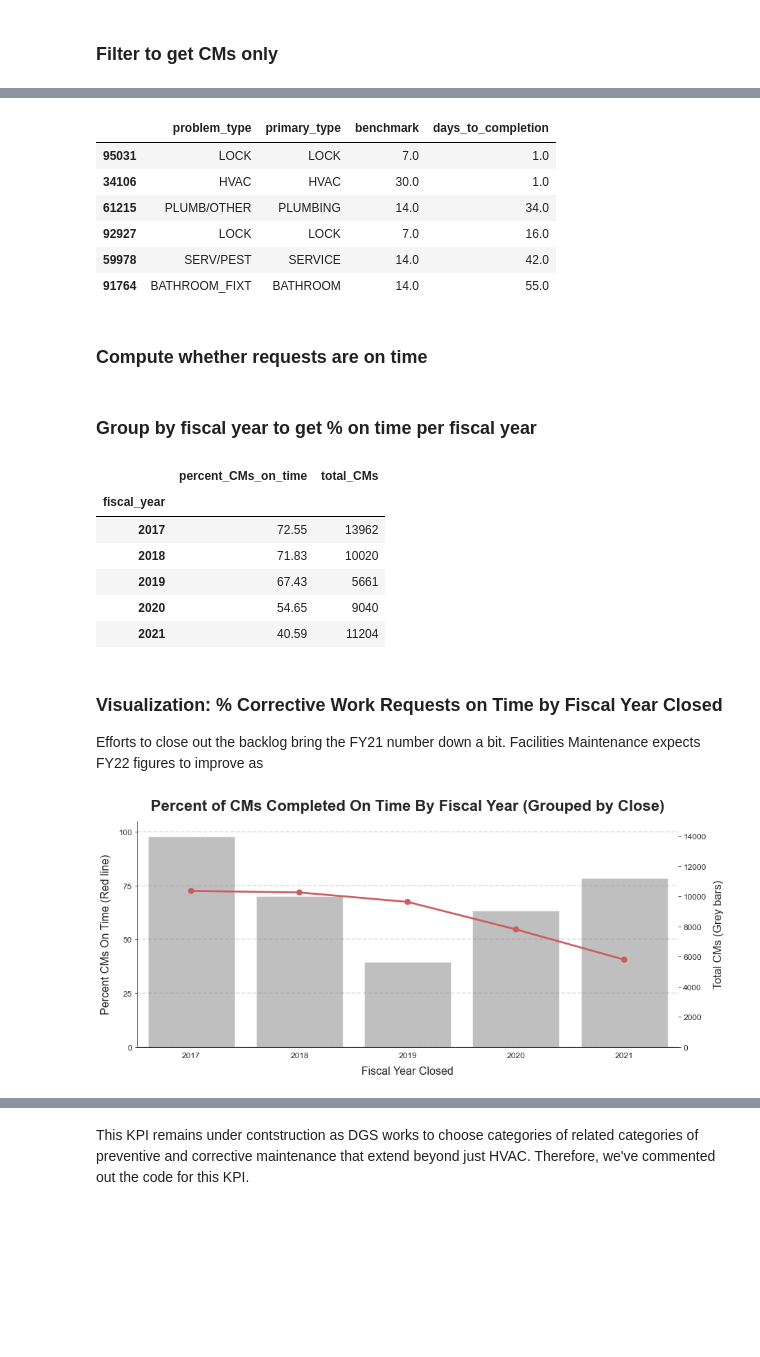
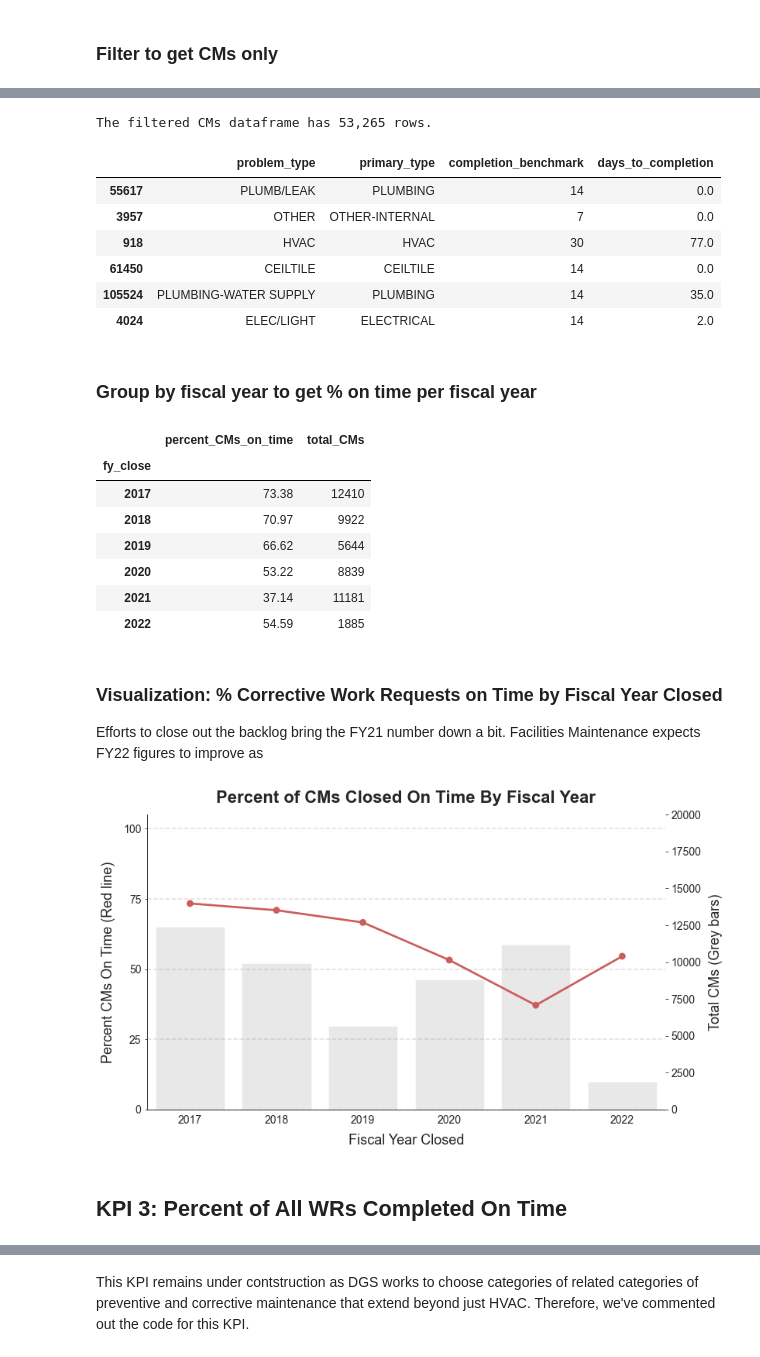
Before and after one commit to department-of-general-services/KPI_central, a Jupyter notebook: notebooks/FMD_scorecard.ipynb, the cells around one changed output, grey strips where cells are left out. Drawn from its saved outputs; the diff is of its cells as text; code cells hidden in the pictures; blank space fills up the shorter version.

```diff
--- a/notebooks/FMD_scorecard.ipynb
+++ b/notebooks/FMD_scorecard.ipynb
@@ -110,12 +129,12 @@ By tidying the data, we have removed 0 rows.
 ### Drop canceled and rejected work orders
 The data comes to us with many canceled work orders. Those shouldn't count against our KPIs as not having been completed on time. So we drop them here.
 # %%
-# drop rows that were canceled
-cond_valid = ~wr_tidy["status"].isin(["Can", "Rej", "R"])
+# drop rows that were canceled or rejected
+cond_valid = ~df_typed["status"].isin(["Can", "Rej"])
 
-wr_valid = wr_tidy[cond_valid]
+df_valid = df_typed[cond_valid]
 
 print(
-    f"By dropping canceled and rejected work orders, we have removed {len(wr_tidy) - len(wr_valid):,} rows."
+    f"By dropping canceled and rejected work orders, we have removed {len(df_typed) - len(df_valid):,} rows."
 )
 # %% [output]
@@ -143,11 +144,11 @@ wr_fy[
 # %% [markdown]
 After assigning the fiscal year, we can drop work requests from FY16 and older. This allows us to focus on recent history.
 # %%
-cond_fy = wr_fy["fiscal_year"].isin(range(2017, 2022))
-wr_valid = wr_fy[cond_fy]
+cond_fy = df_valid["fy_complete"].isin(range(2016, 2023))
+df_fy = df_valid[cond_fy]
 
 print(
-    f"Filtering to remove data requested before FY17 leaves us with {len(wr_valid):,} rows.",
-    f"\nWe dropped {100 * round((len(wr_fy) - len(wr_valid))/len(wr_fy), 2):}% of the data at this stage.",
+    f"Filtering to remove data requested before FY17 leaves us with {len(df_fy):,} rows.",
+    f"\nWe dropped {round((100 * (len(df_valid) - len(df_fy)))/len(df_valid), 2):}% of the data at this stage.",
 )
 # %% [output]
@@ -286,14 +260,24 @@ Selecting only corrective maintenance jobs leaves us with 49,887 rows.
+# %%
+df_cm = df_fy.copy()
+
+# filter data to PM types only
+cond_cm = df_cm["is_any_pm"] == False
+
+# apply filter conditions
+df_cm = df_cm[cond_cm]
+
+print(f"The filtered CMs dataframe has {len(df_cm):,} rows.")
+# %% [output]
+The filtered CMs dataframe has 53,265 rows.
 # %%
-wr_cm.sample(6, random_state=444)[
-    ["problem_type", "primary_type", "benchmark", "days_to_completion"]
+df_cm.sample(6, random_state=444)[
+    ["problem_type", "primary_type", "completion_benchmark", "days_to_completion"]
 ]
 # %% [output]
-|  | problem_type | primary_type | benchmark | days_to_completion |
-| 95031 | LOCK | LOCK | 7.0 | 1.0 |
-| 34106 | HVAC | HVAC | 30.0 | 1.0 |
-| 61215 | PLUMB/OTHER | PLUMBING | 14.0 | 34.0 |
-| 92927 | LOCK | LOCK | 7.0 | 16.0 |
-| 59978 | SERV/PEST | SERVICE | 14.0 | 42.0 |
-| 91764 | BATHROOM_FIXT | BATHROOM | 14.0 | 55.0 |
+|  | problem_type | primary_type | completion_benchmark | days_to_completion |
+| 55617 | PLUMB/LEAK | PLUMBING | 14 | 0.0 |
+| 3957 | OTHER | OTHER-INTERNAL | 7 | 0.0 |
+| 918 | HVAC | HVAC | 30 | 77.0 |
+| 61450 | CEILTILE | CEILTILE | 14 | 0.0 |
+| 105524 | PLUMBING-WATER SUPPLY | PLUMBING | 14 | 35.0 |
+| 4024 | ELEC/LIGHT | ELECTRICAL | 14 | 2.0 |
-# %% [markdown]
-### Compute whether requests are on time
@@ -306,31 +285,36 @@ cms_on_time = wr_cm.apply(compute_is_on_time, axis=1)
 ### Group by fiscal year to get % on time per fiscal year
 # %%
 cm_compliance = compute_kpi_table(
-    cms_on_time, "percent_CMs_on_time", "total_CMs", grouping_var="fiscal_year"
+    df_cm, "percent_CMs_on_time", "total_CMs", grouping_var="fy_close"
 )
 cm_compliance
 # %% [output]
 |  | percent_CMs_on_time | total_CMs |
-| fiscal_year |  |  |
-| 2017 | 72.55 | 13962 |
-| 2018 | 71.83 | 10020 |
-| 2019 | 67.43 | 5661 |
-| 2020 | 54.65 | 9040 |
-| 2021 | 40.59 | 11204 |
+| fy_close |  |  |
+| 2017 | 73.38 | 12410 |
+| 2018 | 70.97 | 9922 |
+| 2019 | 66.62 | 5644 |
+| 2020 | 53.22 | 8839 |
+| 2021 | 37.14 | 11181 |
+| 2022 | 54.59 | 1885 |
 # %% [markdown]
 ### Visualization: % Corrective Work Requests on Time by Fiscal Year Closed
 Efforts to close out the backlog bring the FY21 number down a bit. Facilities Maintenance expects FY22 figures to improve as
 # %%
 pointplot_with_barplot(
     cm_compliance,
-    x="fiscal_year",
+    x=cm_compliance.index,
     point_y="percent_CMs_on_time",
     bar_y="total_CMs",
-    ymax_bar=15_000,
+    yaxis_freq_bar=2500,
+    yaxis_freq_point=25,
+    ymax_bar=20_000,
     xlabel="Fiscal Year Closed",
     ylabel_point="Percent CMs On Time (Red line)",
     ylabel_bar="Total CMs (Grey bars)",
-    title="Percent of CMs Completed On Time By Fiscal Year (Grouped by Close)",
+    title="Percent of CMs Closed On Time By Fiscal Year",
 )
 # %% [output]
-[figure, old version]
+[figure, new version]
+# %% [markdown]
+## KPI 3: Percent of All WRs Completed On Time
```
Also changed, not shown: parts of 45 cells of this notebook.
